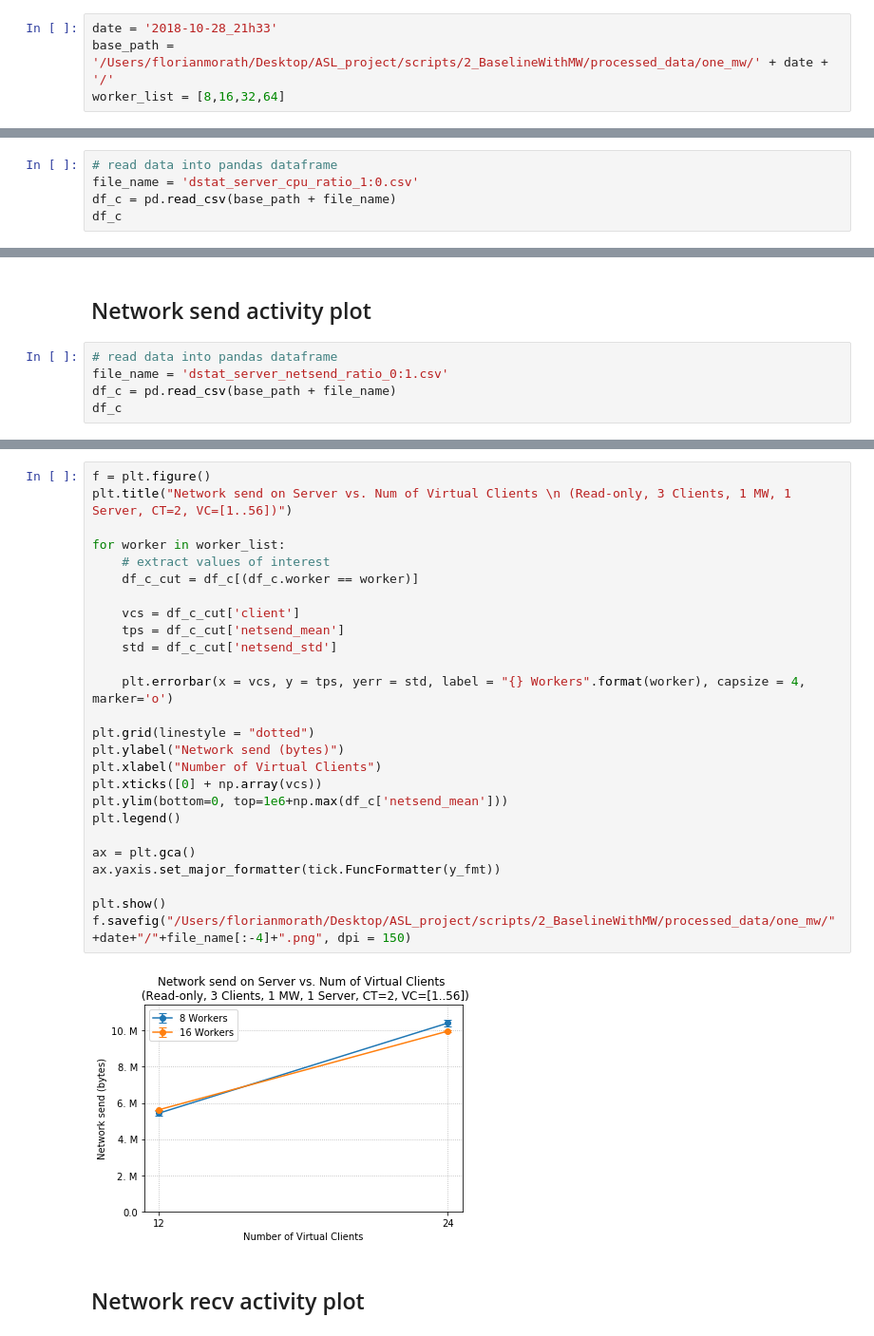
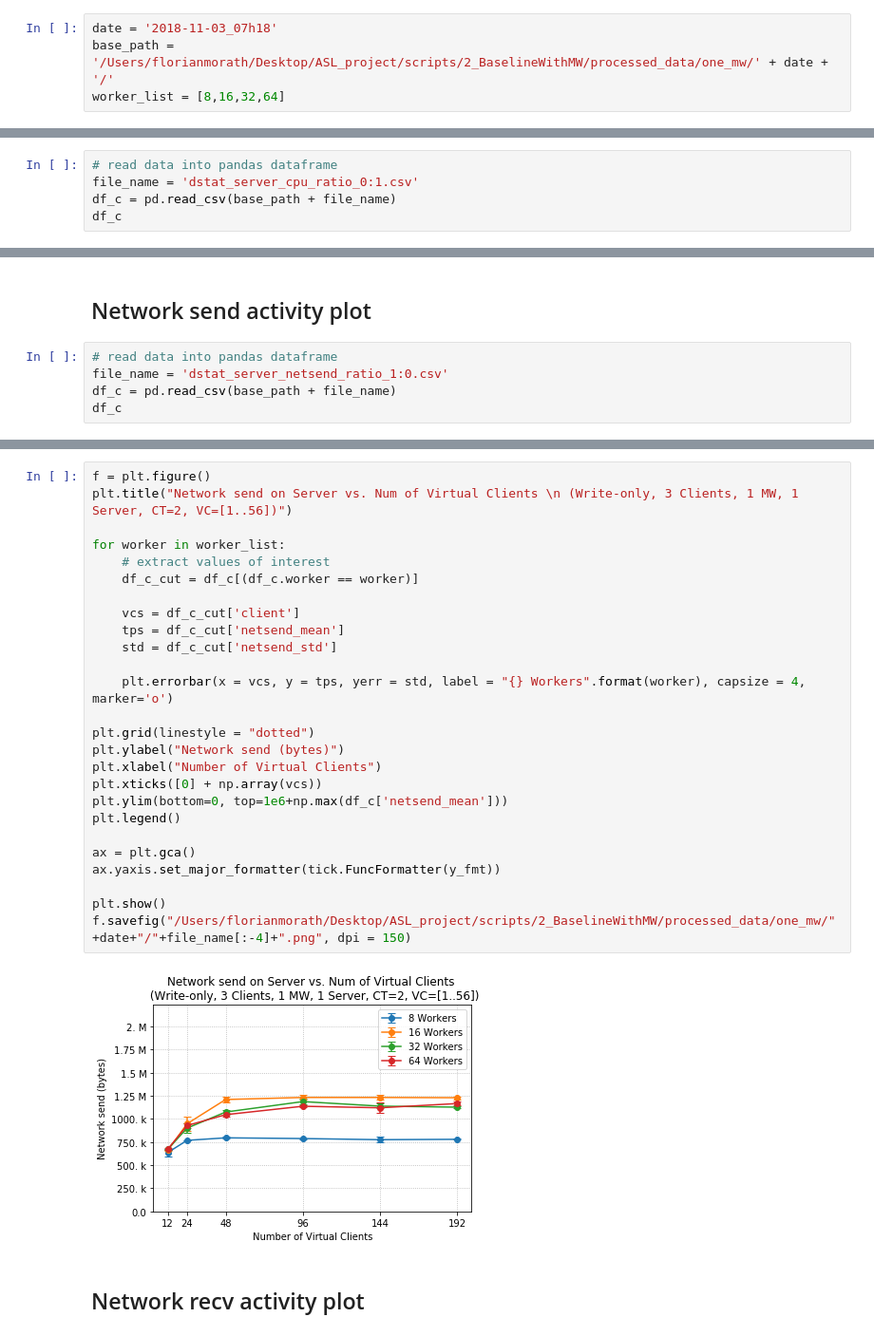
Before and after one commit to florianmorath/ASL_project, a Jupyter notebook: scripts/2_BaselineWithMW/plot_dstat-logs_one_mw.ipynb, the cells around one changed output, grey strips where cells are left out. Shown at 95% size. Cells and saved outputs as stored; diff of their text form.

```diff
--- a/scripts/2_BaselineWithMW/plot_dstat-logs_one_mw.ipynb
+++ b/scripts/2_BaselineWithMW/plot_dstat-logs_one_mw.ipynb
@@ -11,7 +11,7 @@ import pandas as pd
 # %% [markdown]
 ## Adjust date of processed csv files
 # %%
-date = '2018-10-28_21h33'
+date = '2018-11-03_07h18'
 base_path = '/Users/florianmorath/Desktop/ASL_project/scripts/2_BaselineWithMW/processed_data/one_mw/' + date + '/'
 worker_list = [8,16,32,64]
 # %%
@@ -28,7 +28,7 @@ def y_fmt(tick_val, pos):
 ## CPU utilization plot
 # %%
 # read data into pandas dataframe
-file_name = 'dstat_server_cpu_ratio_1:0.csv'
+file_name = 'dstat_server_cpu_ratio_0:1.csv'
 df_c = pd.read_csv(base_path + file_name)
 df_c
 # %% [output]
@@ -69,7 +81,7 @@ f.savefig("/Users/florianmorath/Desktop/ASL_project/scripts/2_BaselineWithMW/pro
 ## Network send activity plot
 # %%
 # read data into pandas dataframe
-file_name = 'dstat_server_netsend_ratio_0:1.csv'
+file_name = 'dstat_server_netsend_ratio_1:0.csv'
 df_c = pd.read_csv(base_path + file_name)
 df_c
 # %% [output]
@@ -81,31 +105,31 @@ df_c
 # %%
 f = plt.figure()
-plt.title("Network send on Server vs. Num of Virtual Clients \n (Read-only, 3 Clients, 1 MW, 1 Server, CT=2, VC=[1..56])")
+plt.title("Network send on Server vs. Num of Virtual Clients \n (Write-only, 3 Clients, 1 MW, 1 Server, CT=2, VC=[1..56])")
 
 for worker in worker_list:
     # extract values of interest
     df_c_cut = df_c[(df_c.worker == worker)]
 
     vcs = df_c_cut['client']
     tps = df_c_cut['netsend_mean']
     std = df_c_cut['netsend_std']
 
     plt.errorbar(x = vcs, y = tps, yerr = std, label = "{} Workers".format(worker), capsize = 4, marker='o')
 
 plt.grid(linestyle = "dotted")
 plt.ylabel("Network send (bytes)")
 plt.xlabel("Number of Virtual Clients")
 plt.xticks([0] + np.array(vcs))
 plt.ylim(bottom=0, top=1e6+np.max(df_c['netsend_mean']))
 plt.legend()
 
 ax = plt.gca()
 ax.yaxis.set_major_formatter(tick.FuncFormatter(y_fmt))
 
 plt.show()
 f.savefig("/Users/florianmorath/Desktop/ASL_project/scripts/2_BaselineWithMW/processed_data/one_mw/"+date+"/"+file_name[:-4]+".png", dpi = 150)
 # %% [output]
-[figure, old version]
+[figure, new version]
 # %% [markdown]
 ## Network recv activity plot
 # %%
```
Also changed, not shown: parts of 5 cells of this notebook, 44 other files.
